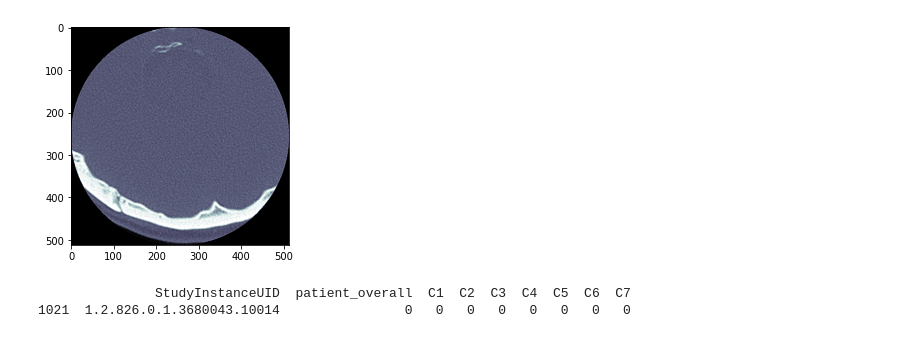
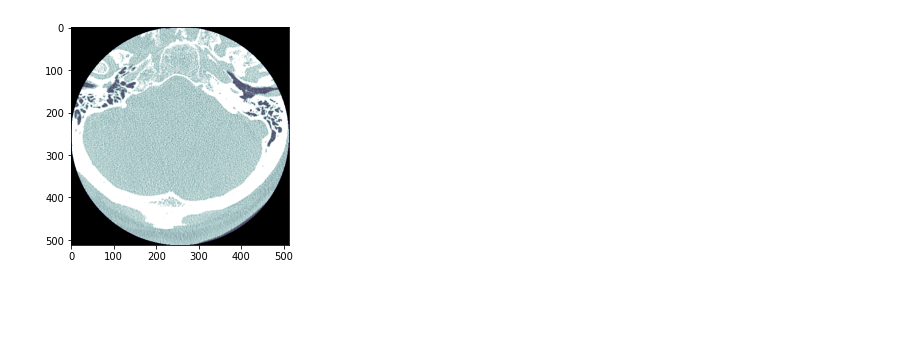
Before and after one commit to JavaZeroo/Kaggle, a Jupyter notebook: rsna-2022.ipynb, the cells around one changed output. Cells and saved outputs as stored; diff of their text form; code cells hidden in the pictures; blank space fills up the shorter version.

```diff
--- a/rsna-2022.ipynb
+++ b/rsna-2022.ipynb
@@ -28,17 +34,13 @@ train_images = os.listdir(train_images_dir)
 test_images = os.listdir(test_images_dir)
 # %%
 # check img
-index = 2
+index = 6
 foldername = train_images[index]
+
 filename = os.listdir(os.path.join(train_images_dir, foldername))[0]
 ds = pydicom.dcmread(os.path.join(train_images_dir, foldername,filename))
 img = apply_voi_lut(ds.pixel_array,ds)
 plt.imshow(img, cmap="bone")
 plt.show()
-
-# check file data
-print(train[train['StudyInstanceUID']==foldername])
 # %% [output]
-[figure, old version]
+[figure, new version]
-               StudyInstanceUID  patient_overall  C1  C2  C3  C4  C5  C6  C7
-1021  1.2.826.0.1.3680043.10014                0   0   0   0   0   0   0   0
```
Also changed, not shown: parts of 3 cells of this notebook.
